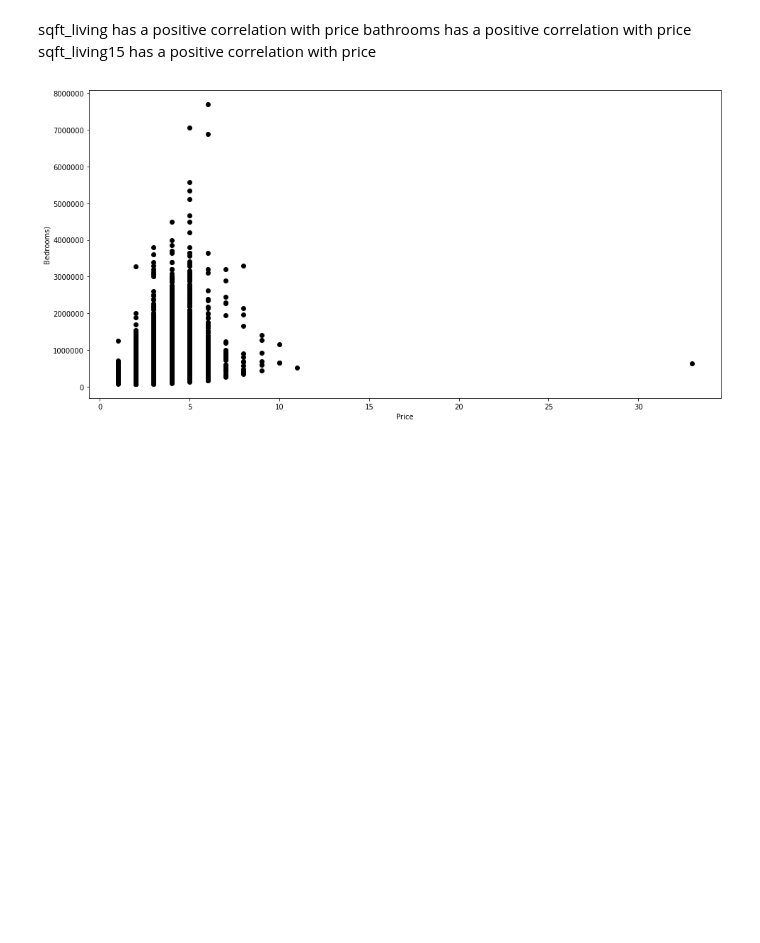
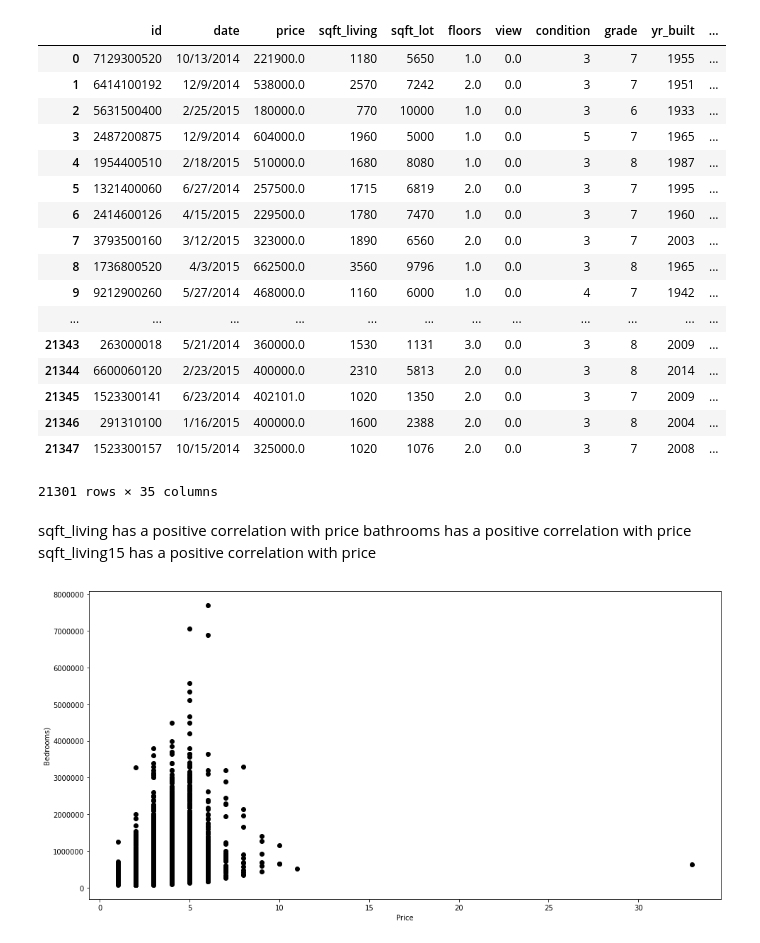
Before and after one commit to jonnelbenjamin/coachmod4project, a Jupyter notebook: modeling.ipynb, the cells around one changed output. Saved outputs shown, nothing was run; the diff lists cells and outputs as text; code cells hidden in the pictures; blank space fills up the shorter version.

```diff
--- a/modeling.ipynb
+++ b/modeling.ipynb
@@ -100,3 +116,25 @@ array([[<matplotlib.axes._subplots.AxesSubplot object at 0x...>,
+# %%
+dummy_cleaned_KC = pd.get_dummies(cleaned_KC,columns=['bathrooms','bedrooms'])
+dummy_cleaned_KC
+# %% [output]
+|  | id | date | price | sqft_living | sqft_lot | floors | view | condition | grade | yr_built | ... |
+| 0 | 7129300520 | 10/13/2014 | 221900.0 | 1180 | 5650 | 1.0 | 0.0 | 3 | 7 | 1955 | ... |
+| 1 | 6414100192 | 12/9/2014 | 538000.0 | 2570 | 7242 | 2.0 | 0.0 | 3 | 7 | 1951 | ... |
+| 2 | 5631500400 | 2/25/2015 | 180000.0 | 770 | 10000 | 1.0 | 0.0 | 3 | 6 | 1933 | ... |
+| 3 | 2487200875 | 12/9/2014 | 604000.0 | 1960 | 5000 | 1.0 | 0.0 | 5 | 7 | 1965 | ... |
+| 4 | 1954400510 | 2/18/2015 | 510000.0 | 1680 | 8080 | 1.0 | 0.0 | 3 | 8 | 1987 | ... |
+| 5 | 1321400060 | 6/27/2014 | 257500.0 | 1715 | 6819 | 2.0 | 0.0 | 3 | 7 | 1995 | ... |
+| 6 | 2414600126 | 4/15/2015 | 229500.0 | 1780 | 7470 | 1.0 | 0.0 | 3 | 7 | 1960 | ... |
+| 7 | 3793500160 | 3/12/2015 | 323000.0 | 1890 | 6560 | 2.0 | 0.0 | 3 | 7 | 2003 | ... |
+| 8 | 1736800520 | 4/3/2015 | 662500.0 | 3560 | 9796 | 1.0 | 0.0 | 3 | 8 | 1965 | ... |
+| 9 | 9212900260 | 5/27/2014 | 468000.0 | 1160 | 6000 | 1.0 | 0.0 | 4 | 7 | 1942 | ... |
+| ... | ... | ... | ... | ... | ... | ... | ... | ... | ... | ... | ... |
+| 21343 | 263000018 | 5/21/2014 | 360000.0 | 1530 | 1131 | 3.0 | 0.0 | 3 | 8 | 2009 | ... |
+| 21344 | 6600060120 | 2/23/2015 | 400000.0 | 2310 | 5813 | 2.0 | 0.0 | 3 | 8 | 2014 | ... |
+| 21345 | 1523300141 | 6/23/2014 | 402101.0 | 1020 | 1350 | 2.0 | 0.0 | 3 | 7 | 2009 | ... |
+| 21346 | 291310100 | 1/16/2015 | 400000.0 | 1600 | 2388 | 2.0 | 0.0 | 3 | 8 | 2004 | ... |
+| 21347 | 1523300157 | 10/15/2014 | 325000.0 | 1020 | 1076 | 2.0 | 0.0 | 3 | 7 | 2008 | ... |
+21301 rows × 35 columns
 # %% [markdown]
 sqft_living has a positive correlation with price
 bathrooms has a positive correlation with price
```
Also changed, not shown: parts of 14 cells of this notebook, 1 other file.
